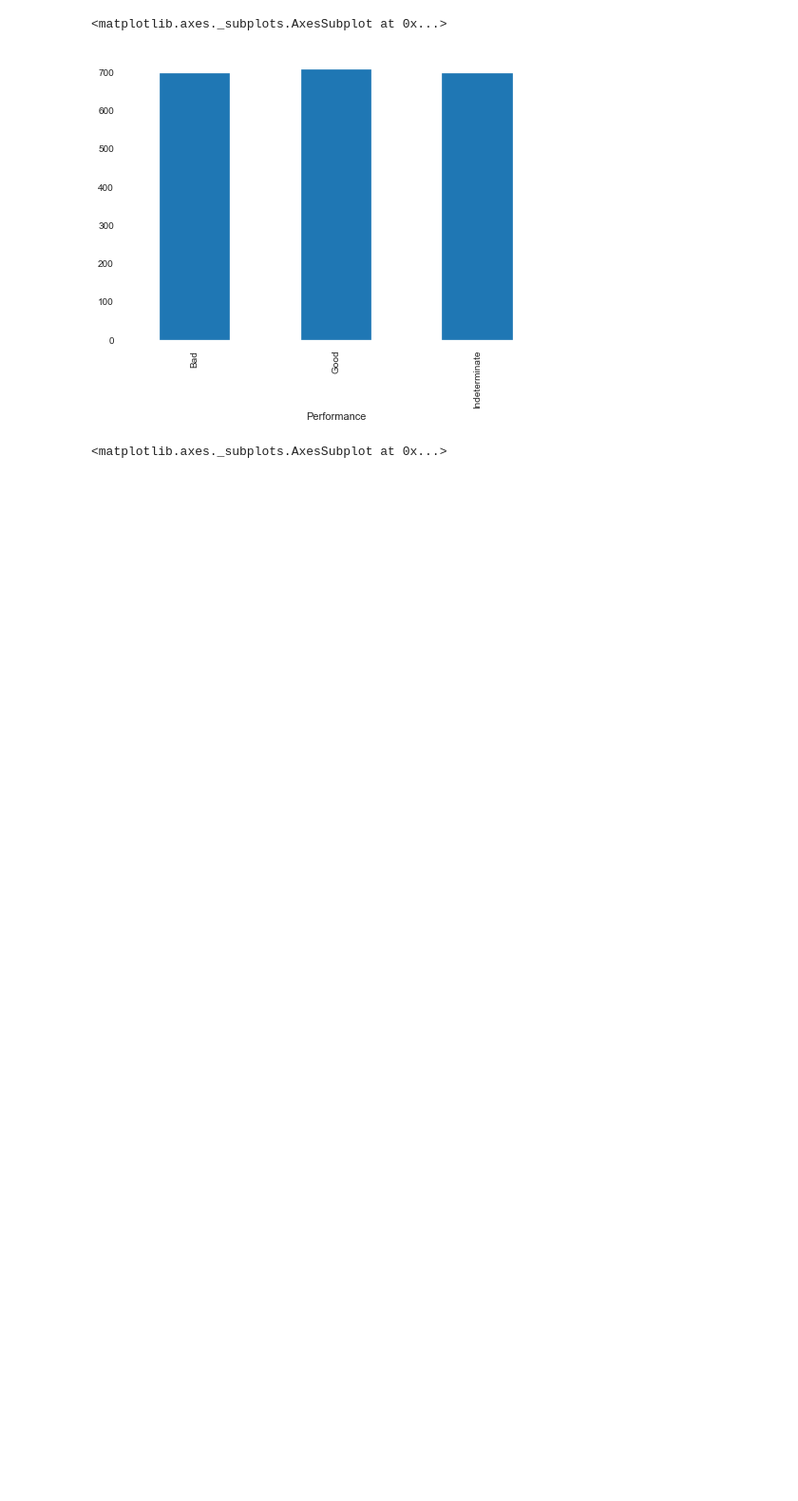
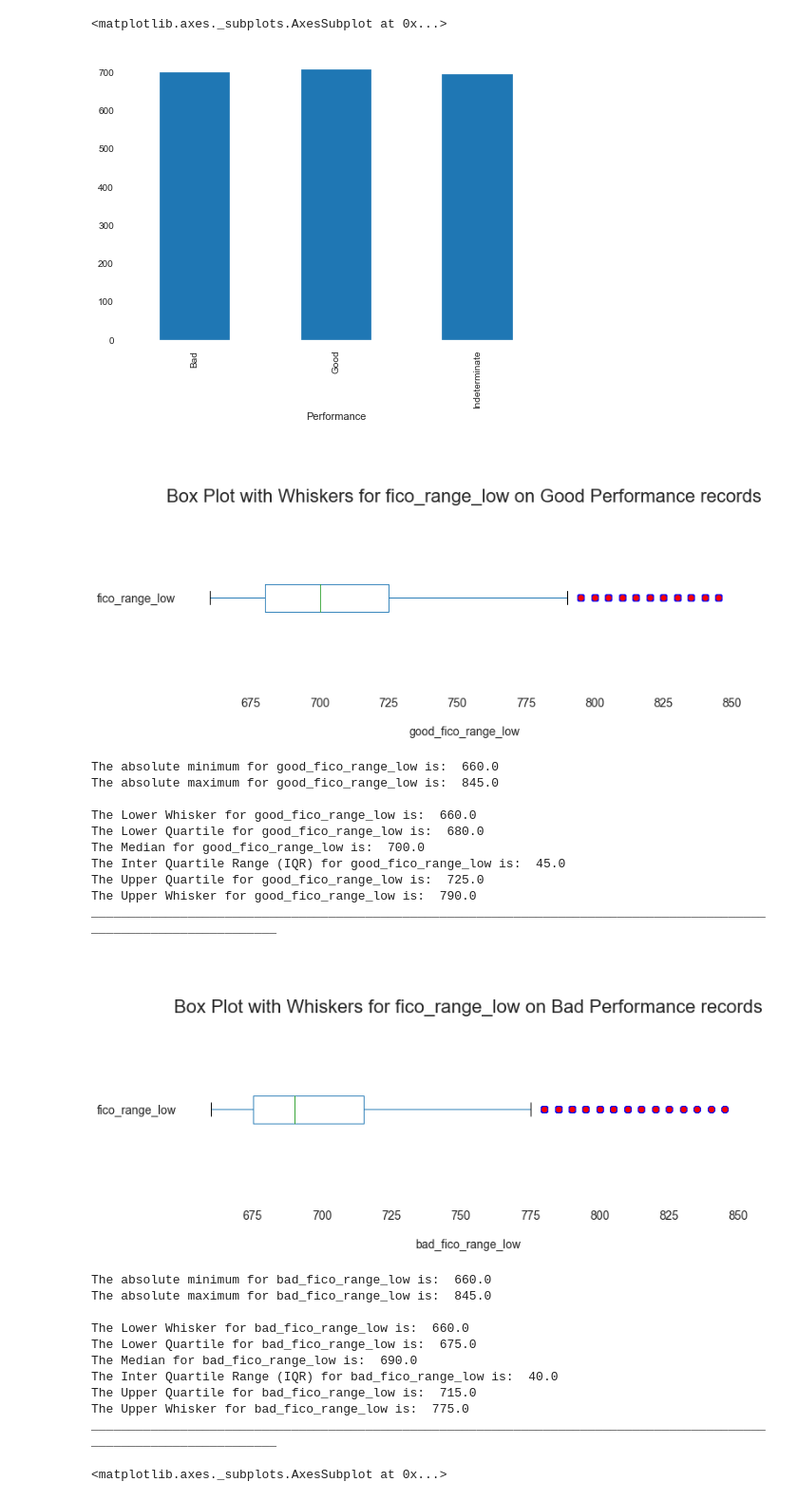
Before and after one commit to Omolinari10/capstone-project1, a Jupyter notebook: Capstone Project 1- Data Story.ipynb, the cells around one changed output. Shown at 95% size. Cells and saved outputs as stored; diff of their text form; code cells hidden in the pictures; blank space fills up the shorter version.

```diff
--- a/Capstone Project 1- Data Story.ipynb
+++ b/Capstone Project 1- Data Story.ipynb
@@ -145,0 +148,79 @@ fico_low.plot(x ='Performance', y='fico_range_low', kind = 'bar')
+# %%
+# I next wanted to see this variable within a box plot to get more details by comparing Good Performance to Bad
+import numpy as np
+
+good_fico_range_low = sample_subset.loc[sample_subset['Performance'] == 'Good', 'fico_range_low']
+bad_fico_range_low = sample_subset.loc[sample_subset['Performance'] == 'Bad', 'fico_range_low']
+
+circle_red_flier = dict(marker='o', markerfacecolor='r', markersize=8,
+                  linestyle='none', markeredgecolor='b')
+good_fico_range_low.plot(kind='box', figsize=(12,4), vert=False, flierprops=circle_red_flier, fontsize=14)
+plt.xlabel('\ngood_fico_range_low', fontsize=14)
+plt.title('\n\nBox Plot with Whiskers for fico_range_low on Good Performance records', fontsize=22)
+plt.show()
+
+gfrl_min = np.min(good_fico_range_low)
+print('The absolute minimum for good_fico_range_low is: ',gfrl_min)
+gfrl_max = np.max(good_fico_range_low)
+print('The absolute maximum for good_fico_range_low is: ',gfrl_max)
+
+gfrl_lower_quartile = np.percentile(good_fico_range_low, 25)
+gfrl_upper_quartile = np.percentile(good_fico_range_low, 75)
+gfrl_iqr = gfrl_upper_quartile - gfrl_lower_quartile
+gfrl_lower_whisker = good_fico_range_low[good_fico_range_low>=gfrl_lower_quartile-1.5*gfrl_iqr].min()
+gfrl_median = np.median(good_fico_range_low)
+gfrl_upper_whisker = good_fico_range_low[good_fico_range_low<=gfrl_upper_quartile+1.5*gfrl_iqr].max()
+print('\nThe Lower Whisker for good_fico_range_low is: ',gfrl_lower_whisker)
+print('The Lower Quartile for good_fico_range_low is: ',gfrl_lower_quartile)
+print('The Median for good_fico_range_low is: ',gfrl_median)
+print('The Inter Quartile Range (IQR) for good_fico_range_low is: ',gfrl_iqr)
+print('The Upper Quartile for good_fico_range_low is: ',gfrl_upper_quartile)
+print('The Upper Whisker for good_fico_range_low is: ',gfrl_upper_whisker)
+print('____________________________________________________________________________________________________________________')
+
+bad_fico_range_low.plot(kind='box', figsize=(12,4), vert=False, flierprops=circle_red_flier, fontsize=14)
+plt.xlabel('\nbad_fico_range_low', fontsize=14)
+plt.title('\n\nBox Plot with Whiskers for fico_range_low on Bad Performance records', fontsize=22)
+plt.show()
+
+bfrl_min = np.min(bad_fico_range_low)
+print('The absolute minimum for bad_fico_range_low is: ',bfrl_min)
+bfrl_max = np.max(bad_fico_range_low)
+print('The absolute maximum for bad_fico_range_low is: ',bfrl_max)
+
+bfrl_lower_quartile = np.percentile(bad_fico_range_low, 25)
+bfrl_upper_quartile = np.percentile(bad_fico_range_low, 75)
+bfrl_iqr = bfrl_upper_quartile - bfrl_lower_quartile
+bfrl_lower_whisker = bad_fico_range_low[bad_fico_range_low>=bfrl_lower_quartile-1.5*bfrl_iqr].min()
+bfrl_median = np.median(bad_fico_range_low)
+bfrl_upper_whisker = bad_fico_range_low[bad_fico_range_low<=bfrl_upper_quartile+1.5*bfrl_iqr].max()
+print('\nThe Lower Whisker for bad_fico_range_low is: ',bfrl_lower_whisker)
+print('The Lower Quartile for bad_fico_range_low is: ',bfrl_lower_quartile)
+print('The Median for bad_fico_range_low is: ',bfrl_median)
+print('The Inter Quartile Range (IQR) for bad_fico_range_low is: ',bfrl_iqr)
+print('The Upper Quartile for bad_fico_range_low is: ',bfrl_upper_quartile)
+print('The Upper Whisker for bad_fico_range_low is: ',bfrl_upper_whisker)
+print('____________________________________________________________________________________________________________________')
+# %% [output]
+[figure, added]
+The absolute minimum for good_fico_range_low is:  660.0
+The absolute maximum for good_fico_range_low is:  845.0
+
+The Lower Whisker for good_fico_range_low is:  660.0
+The Lower Quartile for good_fico_range_low is:  680.0
+The Median for good_fico_range_low is:  700.0
+The Inter Quartile Range (IQR) for good_fico_range_low is:  45.0
+The Upper Quartile for good_fico_range_low is:  725.0
+The Upper Whisker for good_fico_range_low is:  790.0
+____________________________________________________________________________________________________________________
+[figure, added]
+The absolute minimum for bad_fico_range_low is:  660.0
+The absolute maximum for bad_fico_range_low is:  845.0
+
+The Lower Whisker for bad_fico_range_low is:  660.0
+The Lower Quartile for bad_fico_range_low is:  675.0
+The Median for bad_fico_range_low is:  690.0
+The Inter Quartile Range (IQR) for bad_fico_range_low is:  40.0
+The Upper Quartile for bad_fico_range_low is:  715.0
+The Upper Whisker for bad_fico_range_low is:  775.0
+____________________________________________________________________________________________________________________
```
Also changed, not shown: parts of 15 cells of this notebook.
